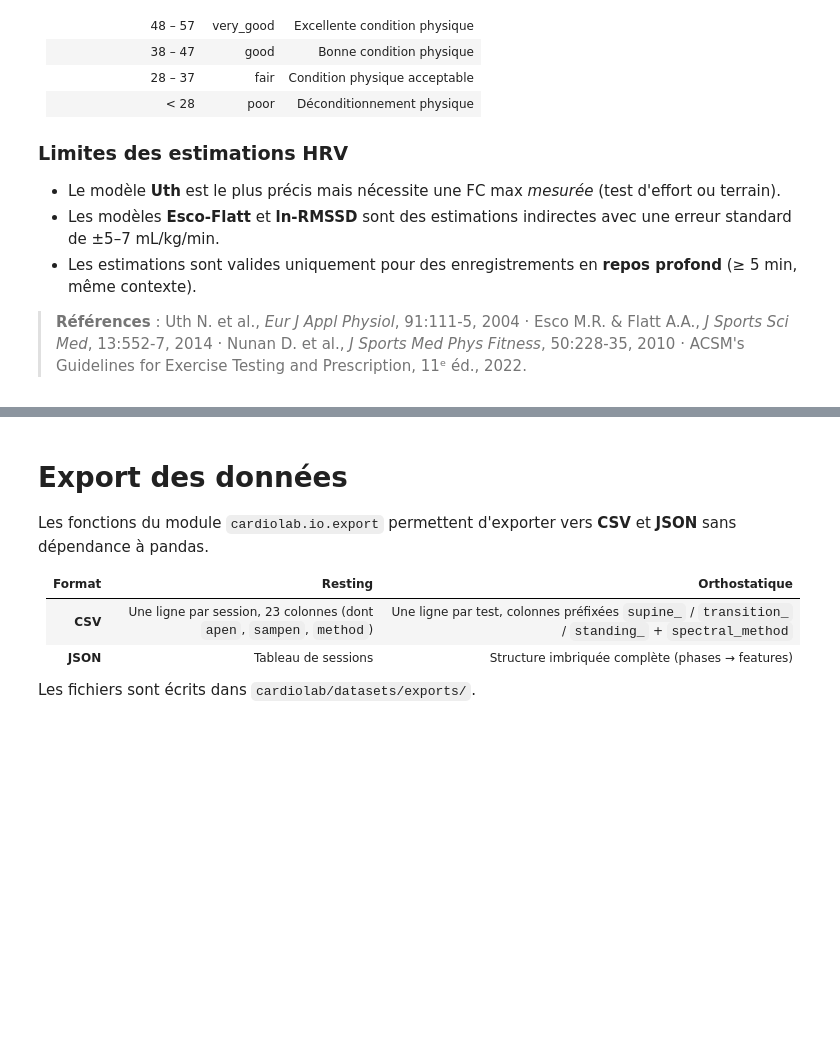
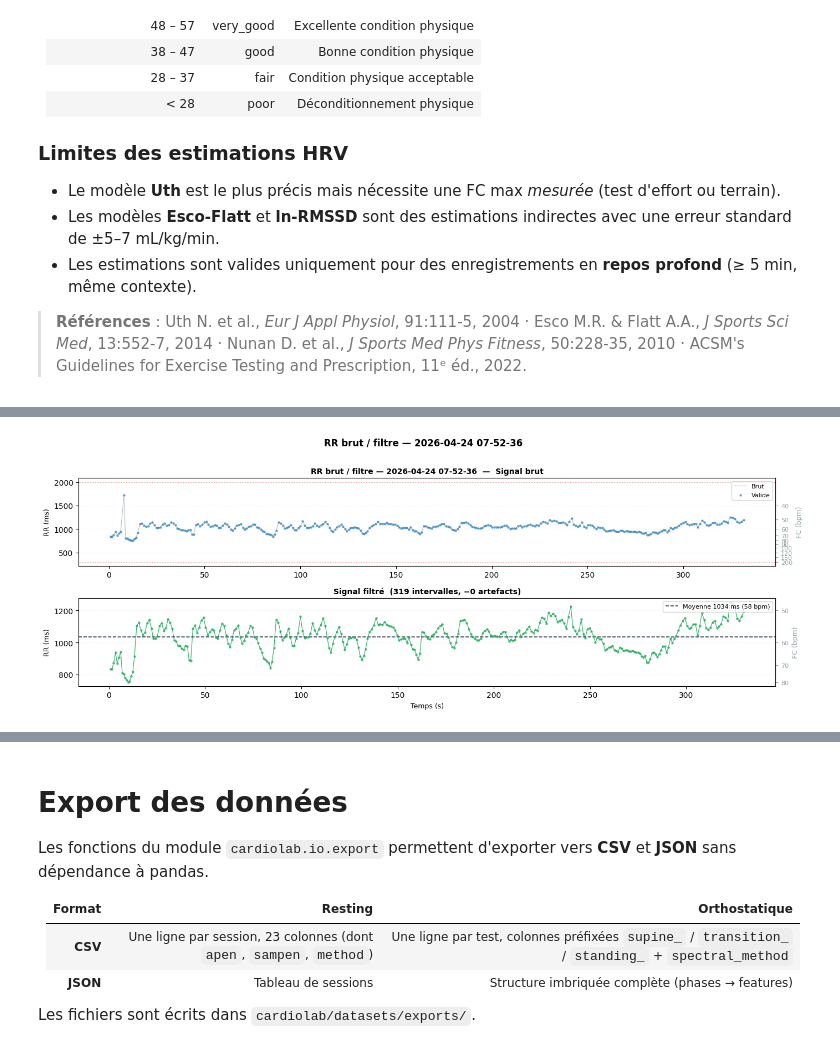
Before and after one commit to JulienMilon-DevSecOps/cardiolab, a Jupyter notebook: pipeline-notebook.ipynb, the cells around one changed output, grey strips where cells are left out. Cells and saved outputs as stored; diff of their text form; code cells hidden in the pictures; blank space fills up the shorter version.

```diff
--- a/pipeline-notebook.ipynb
+++ b/pipeline-notebook.ipynb
@@ -1265,0 +1337,13 @@ else:
+# %%
+# Signal brut vs filtre — artefacts mis en evidence en rouge
+if rr_sessions:
+    rr_raw = rr_sessions[0]
+    rr_clean = rr_raw.remove_outliers(method='zscore')
+    fig = plot_rr_filtered(
+        rr_raw,
+        rr_filtered=rr_clean,
+        title=f'RR brut / filtre — {session_labels[0]}',
+    )
+    fig.show()
+# %% [output]
+[figure, added]
```
Also changed, not shown: parts of 6 cells of this notebook, 4 other files.
